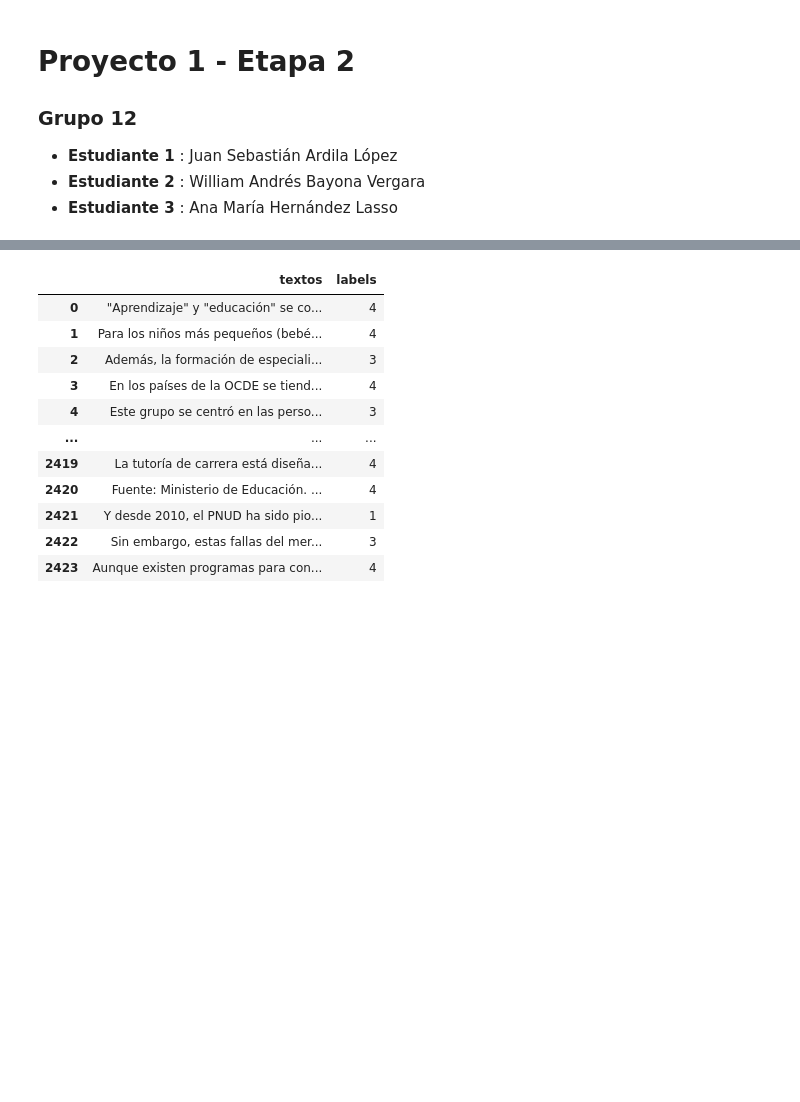
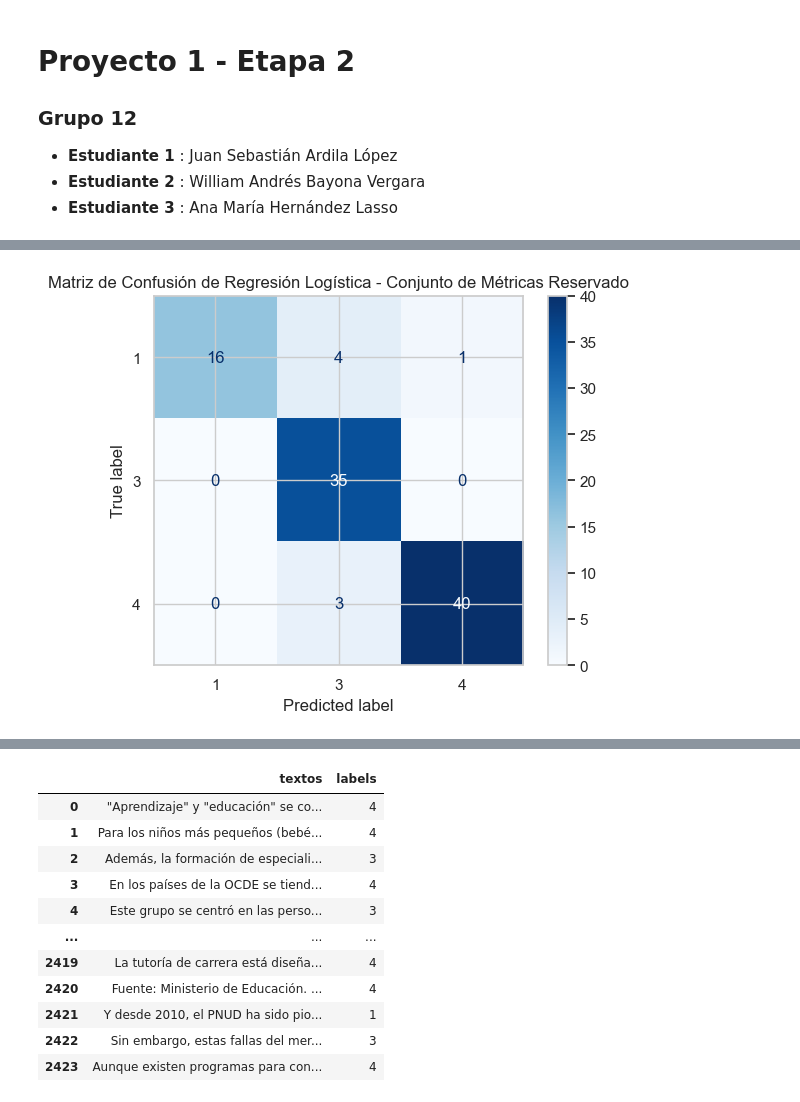
Before and after one commit to AnaHernandez20/Proyecto1E1-BI, a Jupyter notebook: Etapa1_ODS.ipynb, the cells around one changed output, grey strips where cells are left out. Cells and saved outputs as stored; diff of their text form; code cells hidden in the pictures; blank space fills up the shorter version.

Commit message:
Parte 1 Completada: Aumentar Datos SIUU

```diff
--- a/Etapa1_ODS.ipynb
+++ b/Etapa1_ODS.ipynb
@@ -2545,0 +2550,4 @@ De este analisis realizado se puede concluir que:
+# %%
+import pandas as pd
+df_nuevos_datos=pd.read_excel("./data/Datos_etapa 2.xlsx")
+df_nuevos_datos
@@ -2545,0 +2568,14 @@ De este analisis realizado se puede concluir que:
+# %%
+import joblib
+import pandas as pd
+import num2words
+from sklearn.metrics import classification_report
+
+modelo_parte1 = joblib.load('./models/pipeline_ods_model_entrenado.joblib')
+
+X=df_nuevos_datos["textos"].to_list()
+Y_original=df_nuevos_datos["labels"]
+
+Y_prediccion=modelo_parte1.predict(X)
+
+print(classification_report(Y_original, Y_prediccion,  digits=3))
@@ -2545,0 +2592,9 @@ De este analisis realizado se puede concluir que:
+# %%
+from sklearn.metrics import ConfusionMatrixDisplay
+import matplotlib.pyplot as plt
+
+ConfusionMatrixDisplay.from_predictions(Y_original, Y_prediccion, cmap="Blues")
+plt.title("Matriz de Confusión de Regresión Logística - Conjunto de Métricas Reservado")
+plt.show()
+# %% [output]
+[figure, added]
```
Also changed, not shown: parts of 16 cells of this notebook, 1 other file.
